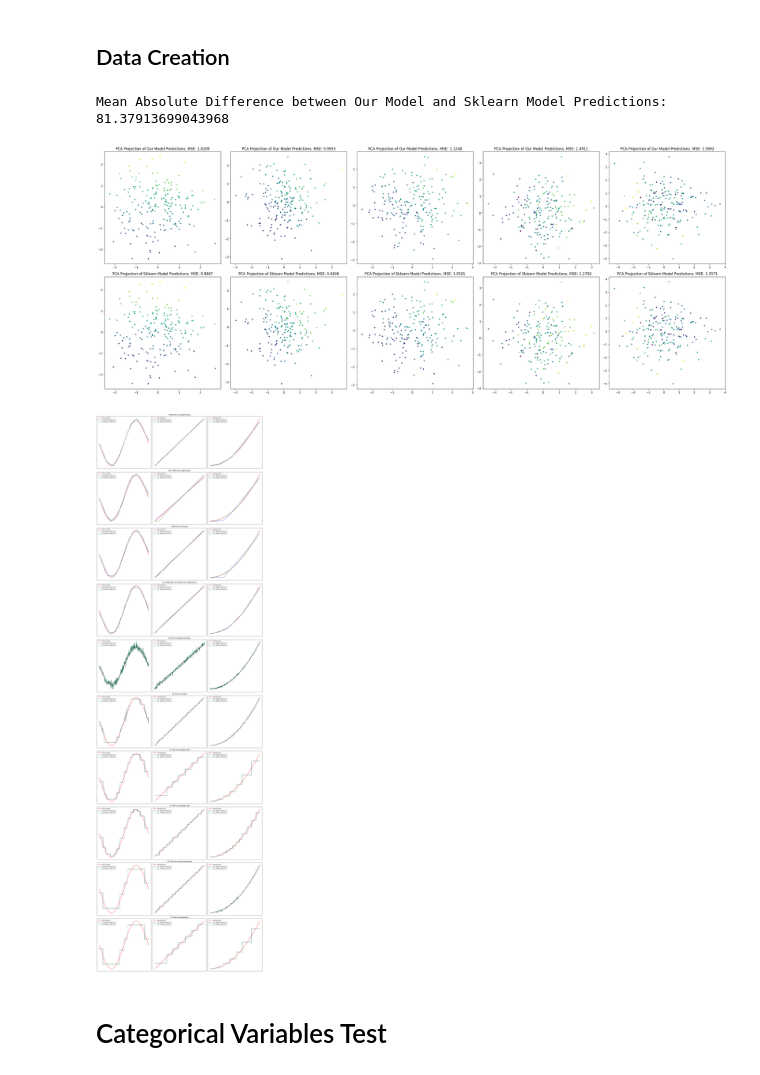
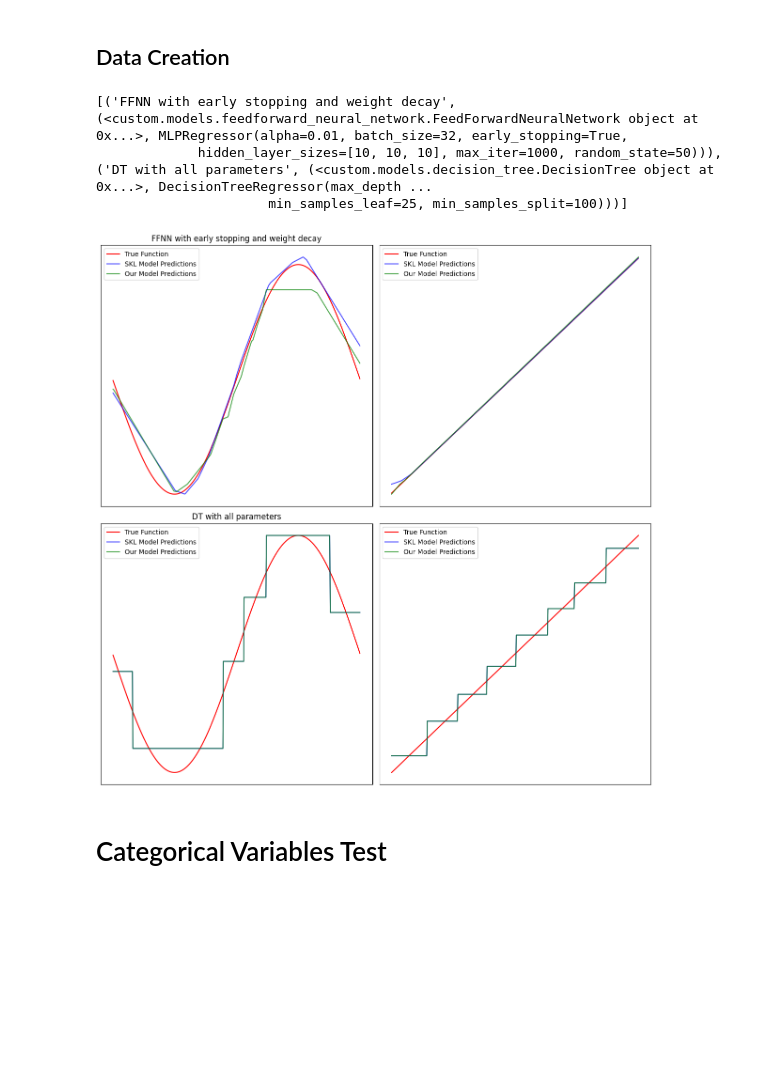
Before and after one commit to SAKULAK/ITU-MachineLearning-FinalProject-Couriers, a Jupyter notebook: correctness_tests.ipynb, the cells around one changed output. Drawn from its saved outputs; the diff is of its cells as text; code cells hidden in the pictures; blank space fills up the shorter version.

Commit message:
FFNN section + correctness testing finished

```diff
--- a/correctness_tests.ipynb
+++ b/correctness_tests.ipynb
@@ -91,76 +21,84 @@ def compare_regressors(models: list[tuple[RegressorMixin, RegressorMixin]], n_fe
-# %%
-nn_models = [(FeedForwardNeuralNetwork([10, 10, 10], epochs=1000, learning_rate=0.001, patience=100, regression=True, auto_save=False),
-            MLPRegressor(hidden_layer_sizes=[10, 10, 10], max_iter=1000, alpha=0.001, early_stopping=True)) for _ in range(5)]
-compare_regressors(nn_models, [2, 3, 5, 10, 20], plot_data=False)
-# %% [output]
-Mean Absolute Difference between Our Model and Sklearn Model Predictions: 81.37913699043968
-[figure, removed]
 # %%
-def get_sine_data(n_samples=100):
-    X = np.random.uniform(-np.pi, np.pi, (n_samples, 1))
-    y = np.sin(X) + np.random.normal(0, 0.1, (n_samples, 1))
+def get_sine_data(n_samples=100, X = None):
+    if X is None:
+        X = np.random.uniform(-np.pi, np.pi, (n_samples, 1))
+    y = np.sin(X) + np.random.normal(0, 0.5, (n_samples, 1))
     return X, y, lambda x: np.sin(x)
 
-def get_linear_data(n_samples=100):
-    X = np.random.uniform(0, 10, (n_samples, 1))
+def get_linear_data(n_samples=100, X = None):
+    if X is None:
+        X = np.random.uniform(0, 10, (n_samples, 1))
     y = 2*X + 1 + np.random.normal(0, 0.5, (n_samples, 1))
     return X, y, lambda x: 2*x + 1
 
-def get_quadratic_data(n_samples=100):
-    X = np.random.uniform(0, 10, (n_samples, 1))
-    y = 2*X*X + 1 + np.random.normal(0, 2, (n_samples, 1))
+def get_quadratic_data(n_samples=100, X = None):
+    if X is None:
+        X = np.random.uniform(0, 10, (n_samples, 1))
+    y = 2*X*X + 1 + np.random.normal(0, 5, (n_samples, 1))
     return X, y, lambda x: 2*x*x + 1
 # %%
 from typing import Callable
+import random
+
+random_seed = 50
 
 models = {
-"FFNN with no weighh decay": (FeedForwardNeuralNetwork([10, 10, 10], epochs=1000, learning_rate=0.001, patience=10, regression=True, auto_save=False),
-                          MLPRegressor(hidden_layer_sizes=[10, 10, 10], max_iter=1000, alpha=0.001, early_stopping=True)),
-"Our FFNN with weight decay": (FeedForwardNeuralNetwork([10, 10, 10], epochs=1000, learning_rate=0.001, patience=10, regularization_setting=(2, 0.01), regression=True, auto_save=False),
-                          MLPRegressor(hidden_layer_sizes=[10, 10, 10], max_iter=1000, alpha=0.001, early_stopping=True)),
-"FFNN with mini-batch": (FeedForwardNeuralNetwork([10, 10, 10], epochs=1000, learning_rate=0.001, patience=10, batch_size=32, regression=True, auto_save=False),
-                          MLPRegressor(hidden_layer_sizes=[10, 10, 10], max_iter=1000, alpha=0.001, batch_size=32, early_stopping=True)),
-"Our FFNN with mini-batch and weight decay": (FeedForwardNeuralNetwork([10, 10, 10], epochs=1000, learning_rate=0.001, patience=10, batch_size=32, regularization_setting=(2, 0.01), regression=True, auto_save=False),
-                          MLPRegressor(hidden_layer_sizes=[10, 10, 10], max_iter=1000, alpha=0.001, batch_size=32, early_stopping=True)),
+"FFNN with no hyperparameters": (FeedForwardNeuralNetwork([10, 10, 10],  epochs=1000, learning_rate=0.001, regression=True, auto_save=False, random_state=random_seed),
+                          MLPRegressor(hidden_layer_sizes=[10, 10, 10], learning_rate_init=0.001, max_iter=1000, random_state=random_seed)),
+"FFNN with early stopping": (FeedForwardNeuralNetwork([10, 10, 10], epochs=1000, learning_rate=0.001, patience=10, regression=True, auto_save=False, random_state=random_seed),
+                          MLPRegressor(hidden_layer_sizes=[10, 10, 10], max_iter=1000, learning_rate_init=0.001, early_stopping=True, random_state=random_seed)),
+"FFNN with weight decay": (FeedForwardNeuralNetwork([10, 10, 10], epochs=1000, learning_rate=0.001, patience=10, regularization_setting=(2, 0.01), regression=True, auto_save=False, random_state=random_seed),
+                          MLPRegressor(hidden_layer_sizes=[10, 10, 10], max_iter=1000, learning_rate_init=0.001, alpha=0.01, early_stopping=True, random_state=random_seed)),
+"FFNN with early stopping and weight decay": (FeedForwardNeuralNetwork([10, 10, 10], epochs=1000, learning_rate=0.001, patience=10, batch_size=32, regularization_setting=(2, 0.01), regression=True, auto_save=False, random_state=random_seed),
+                          MLPRegressor(hidden_layer_sizes=[10, 10, 10], max_iter=1000, learning_rate_init=0.001, batch_size=32 , alpha=0.01, early_stopping=True, random_state=random_seed)),
 "DT with no hyperparameters": (DecisionTree(), DecisionTreeRegressor()),
 "DT with max depth": (DecisionTree(max_depth=5), DecisionTreeRegressor(max_depth=5)),
 "DT with min samples split": (DecisionTree(min_to_split=100), DecisionTreeRegressor(min_samples_split=100)),
 "DT with min samples leaf": (DecisionTree(min_samples_leaf=25), DecisionTreeRegressor(min_samples_leaf=25)),
 "DT with min impurity decrease": (DecisionTree(min_impurity_decrease=0.01), DecisionTreeRegressor(min_impurity_decrease=0.01)),
 "DT with all parameters": (DecisionTree(max_depth=5, min_to_split=100, min_samples_leaf=25, min_impurity_decrease=0.01), DecisionTreeRegressor(max_depth=5, min_samples_split=100, min_samples_leaf=25, min_impurity_decrease=0.01))
 }
-funcs = [get_sine_data, get_linear_data, get_quadratic_data]
+funcs = [get_sine_data, get_linear_data]
 
-def compare_regressors_on_functions(models: dict[str, tuple[RegressorMixin, RegressorMixin]], funcs: list[Callable]) -> None: # models tuple expect our model and sklearn model in that order
+def compare_regressors_on_functions(models: dict[str, tuple[RegressorMixin, RegressorMixin]], funcs: list[Callable], some: bool = True) -> None: # models tuple expect our model and sklearn model in that order
+    models = list(models.items())
+    if some:
+        model1 = models[3]
+        model2 = models[-1]
+        models = [model1, model2]
     fig, axs = plt.subplots(len(models), len(funcs), figsize=(6*len(funcs), 6*len(models)))
-
+    print(models)
     for i, func in enumerate(funcs):
         X, y, true_function = func(n_samples=500)
         x_base = np.linspace(X.min(), X.max(), 500).flatten()
 
-        for j, (model_cat, models_to_compare) in enumerate(models.items()):
+        for j, (model_cat, models_to_compare) in enumerate(models):
             our_model, skl_model = models_to_compare
             our_model.fit(X, y)
             skl_model.fit(X, y.ravel())
             y_pred_our = our_model.predict(x_base.reshape(-1, 1))
             y_pred_skl = skl_model.predict(x_base.reshape(-1, 1))
 
             ax = axs[j, i] if len(models) > 1 else axs[i]
 
             ax.plot(x_base, true_function(x_base), color='red', label='True Function')
             ax.plot(x_base, y_pred_skl, color='blue', label='SKL Model Predictions', alpha=0.7)
             ax.plot(x_base, y_pred_our, color='green', label='Our Model Predictions', alpha=0.7)
             ax.axes.get_xaxis().set_visible(False)
             ax.axes.get_yaxis().set_visible(False)
-            if i == 1:
+            if i == 0:
                 ax.set_title(model_cat)
             ax.legend()
     fig.tight_layout()
     return fig
 
 fig = compare_regressors_on_functions(models, funcs)
+fig.savefig("Report/figs/correctness_tests/example_continuous_input_comparison.pdf")
 # %% [output]
+[('FFNN with early stopping and weight decay', (<custom.models.feedforward_neural_network.FeedForwardNeuralNetwork object at 0x...>, MLPRegressor(alpha=0.01, batch_size=32, early_stopping=True,
+             hidden_layer_sizes=[10, 10, 10], max_iter=1000, random_state=50))), ('DT with all parameters', (<custom.models.decision_tree.DecisionTree object at 0x...>, DecisionTreeRegressor(max_depth ...
+                      min_samples_leaf=25, min_samples_split=100)))]
-[figure, old version]
+[figure, new version]
 # %% [markdown]
 # Categorical Variables Test
 # %%
```
Also changed, not shown: parts of 6 cells of this notebook, 16 other files.
